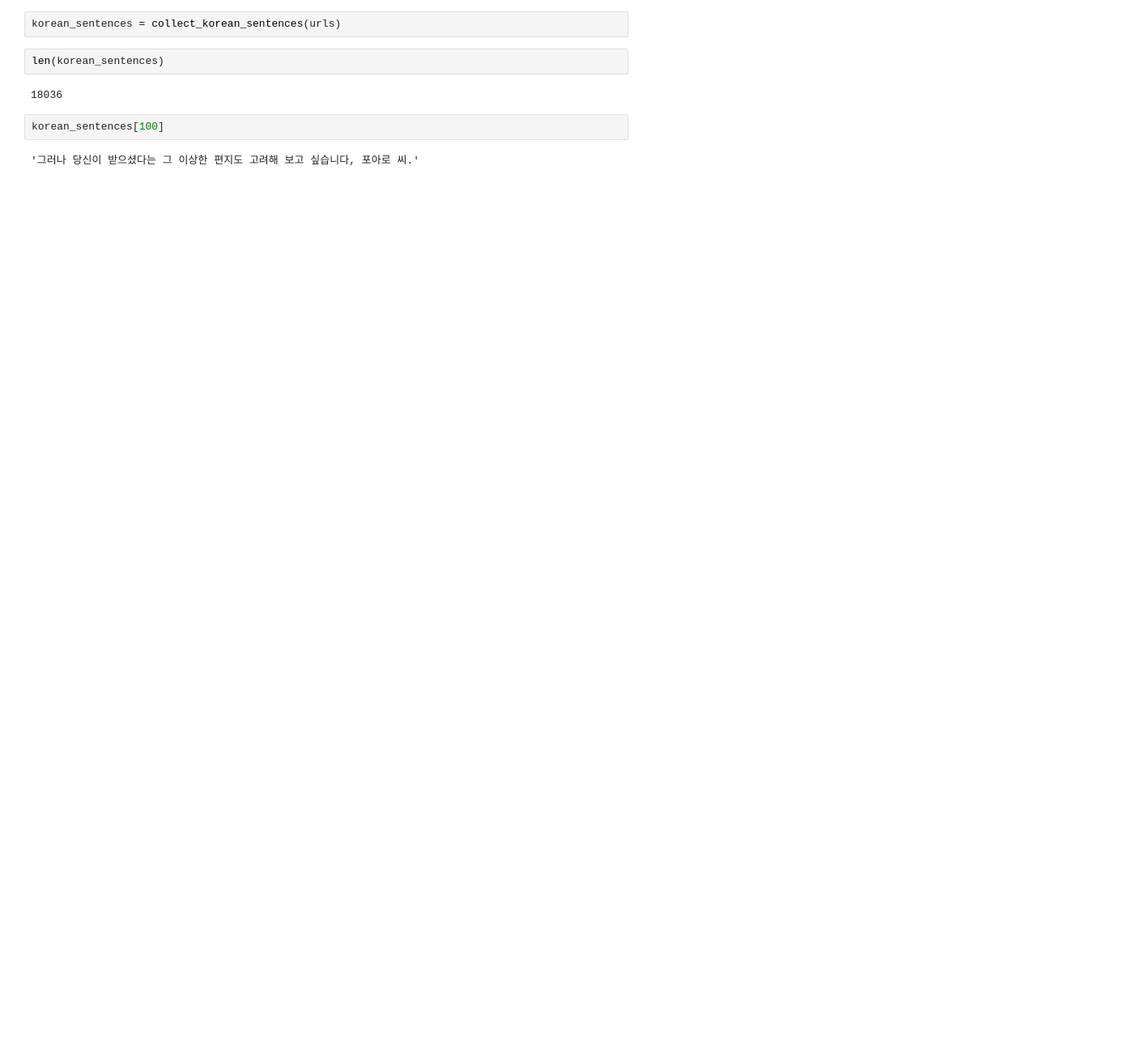
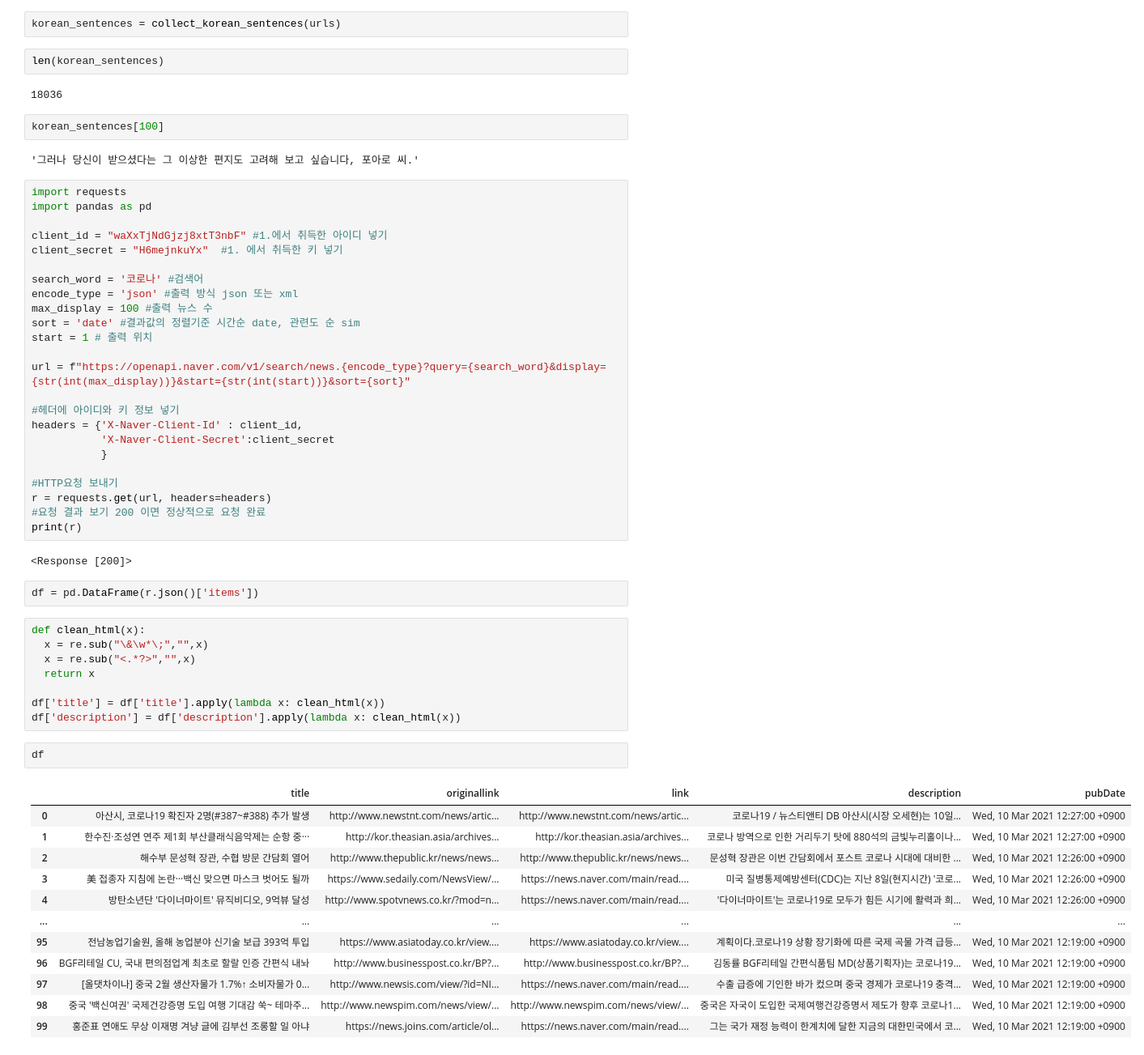
Before and after one commit to dolmani38/Summary2, a Jupyter notebook: 한글문장수집.ipynb, the cells around one changed output. Shown at 81% size. Cells and saved outputs as stored; diff of their text form; blank space fills up the shorter version.

```diff
--- a/한글문장수집.ipynb
+++ b/한글문장수집.ipynb
@@ -71,3 +71,54 @@ len(korean_sentences)
 korean_sentences[100]
 # %% [output]
 '그러나 당신이 받으셨다는 그 이상한 편지도 고려해 보고 싶습니다, 포아로 씨.'
+# %%
+import requests
+import pandas as pd
+
+client_id = "waXxTjNdGjzj8xtT3nbF" #1.에서 취득한 아이디 넣기
+client_secret = "H6mejnkuYx"  #1. 에서 취득한 키 넣기
+
+search_word = '코로나' #검색어
+encode_type = 'json' #출력 방식 json 또는 xml
+max_display = 100 #출력 뉴스 수
+sort = 'date' #결과값의 정렬기준 시간순 date, 관련도 순 sim
+start = 1 # 출력 위치
+
+url = f"https://openapi.naver.com/v1/search/news.{encode_type}?query={search_word}&display={str(int(max_display))}&start={str(int(start))}&sort={sort}"
+
+#헤더에 아이디와 키 정보 넣기
+headers = {'X-Naver-Client-Id' : client_id,
+           'X-Naver-Client-Secret':client_secret
+           }
+
+#HTTP요청 보내기
+r = requests.get(url, headers=headers)
+#요청 결과 보기 200 이면 정상적으로 요청 완료
+print(r)
+# %% [output]
+<Response [200]>
+# %%
+df = pd.DataFrame(r.json()['items'])
+# %%
+def clean_html(x):
+  x = re.sub("\&\w*\;","",x)
+  x = re.sub("<.*?>","",x)
+  return x
+
+df['title'] = df['title'].apply(lambda x: clean_html(x))
+df['description'] = df['description'].apply(lambda x: clean_html(x))
+# %%
+df
+# %% [output]
+|  | title | originallink | link | description | pubDate |
+| 0 | 아산시, 코로나19 확진자 2명(#387~#388) 추가 발생 | http://www.newstnt.com/news/artic... | http://www.newstnt.com/news/artic... | 코로나19 / 뉴스티앤티 DB 아산시(시장 오세현)는 10일... | Wed, 10 Mar 2021 12:27:00 +0900 |
+| 1 | 한수진·조성연 연주 제1회 부산클래식음악제는 순항 중··· | http://kor.theasian.asia/archives... | http://kor.theasian.asia/archives... | 코로나 방역으로 인한 거리두기 탓에 880석의 금빛누리홀이나... | Wed, 10 Mar 2021 12:27:00 +0900 |
+| 2 | 해수부 문성혁 장관, 수협 방문 간담회 열어 | http://www.thepublic.kr/news/news... | http://www.thepublic.kr/news/news... | 문성혁 장관은 이번 간담회에서 포스트 코로나 시대에 대비한 ... | Wed, 10 Mar 2021 12:26:00 +0900 |
+| 3 | 美 접종자 지침에 논란···백신 맞으면 마스크 벗어도 될까 | https://www.sedaily.com/NewsView/... | https://news.naver.com/main/read.... | 미국 질병통제예방센터(CDC)는 지난 8일(현지시간) '코로... | Wed, 10 Mar 2021 12:26:00 +0900 |
+| 4 | 방탄소년단 '다이너마이트' 뮤직비디오, 9억뷰 달성 | http://www.spotvnews.co.kr/?mod=n... | https://news.naver.com/main/read.... | '다이너마이트'는 코로나19로 모두가 힘든 시기에 활력과 희... | Wed, 10 Mar 2021 12:26:00 +0900 |
+| ... | ... | ... | ... | ... | ... |
+| 95 | 전남농업기술원, 올해 농업분야 신기술 보급 393억 투입 | https://www.asiatoday.co.kr/view.... | https://www.asiatoday.co.kr/view.... | 계획이다.코로나19 상황 장기화에 따른 국제 곡물 가격 급등... | Wed, 10 Mar 2021 12:19:00 +0900 |
+| 96 | BGF리테일 CU, 국내 편의점업계 최초로 할랄 인증 간편식 내놔 | http://www.businesspost.co.kr/BP?... | http://www.businesspost.co.kr/BP?... | 김동률 BGF리테일 간편식품팀 MD(상품기획자)는 코로나19... | Wed, 10 Mar 2021 12:19:00 +0900 |
+| 97 | [올댓차이나] 중국 2월 생산자물가 1.7%↑ 소비자물가 0... | http://www.newsis.com/view/?id=NI... | https://news.naver.com/main/read.... | 수출 급증에 기인한 바가 컸으며 중국 경제가 코로나19 충격... | Wed, 10 Mar 2021 12:19:00 +0900 |
+| 98 | 중국 '백신여권' 국제건강증명 도입 여행 기대감 쑥~ 테마주... | http://www.newspim.com/news/view/... | http://www.newspim.com/news/view/... | 중국은 자국이 도입한 국제여행건강증명서 제도가 향후 코로나1... | Wed, 10 Mar 2021 12:19:00 +0900 |
+| 99 | 홍준표 연애도 무상 이재명 겨냥 글에 김부선 조롱할 일 아냐 | https://news.joins.com/article/ol... | https://news.naver.com/main/read.... | 그는 국가 재정 능력이 한계치에 달한 지금의 대한민국에서 코... | Wed, 10 Mar 2021 12:19:00 +0900 |
```
Also changed, not shown: parts of 5 cells of this notebook.
